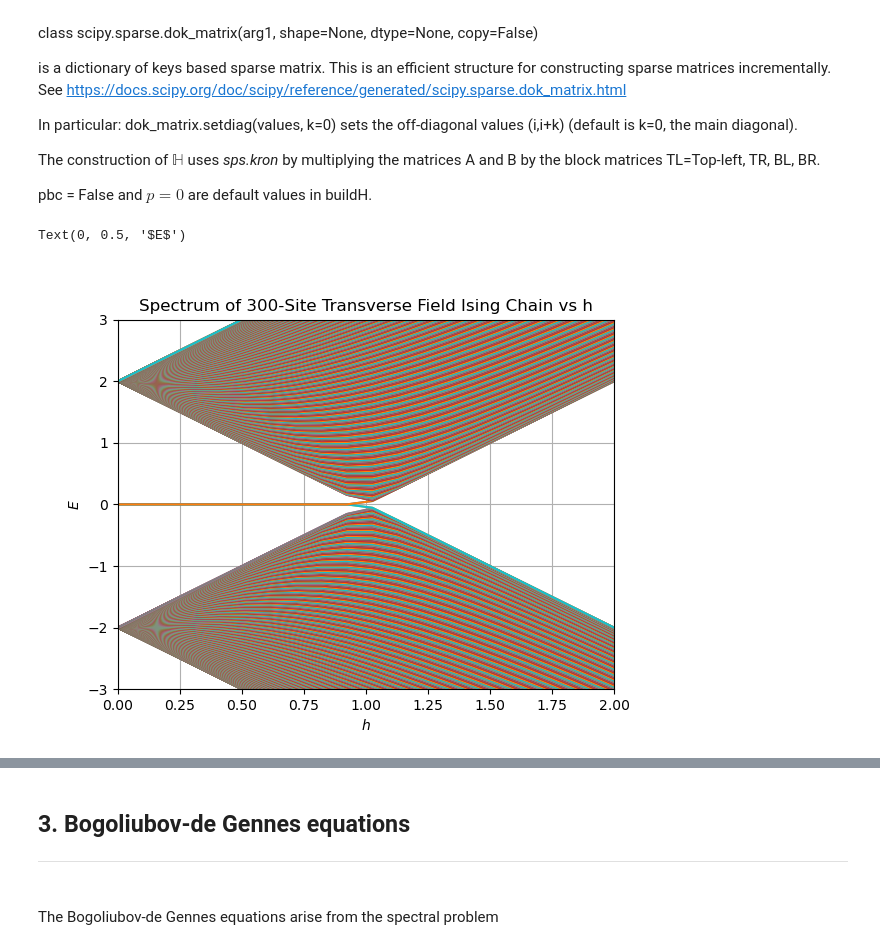
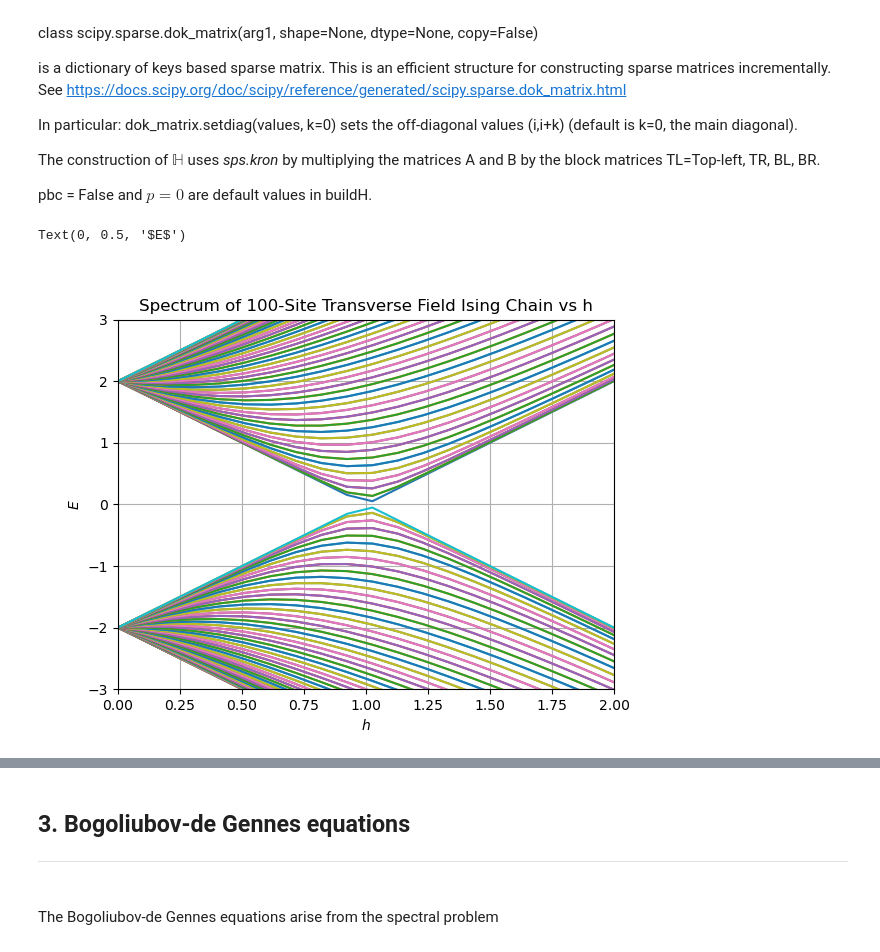
Before and after one commit to Skylines316/Quantum_Ising_Chain, a Jupyter notebook: Ising_GES_work_to_do.ipynb, the cells around one changed output, grey strips where cells are left out. Cells and saved outputs as stored; diff of their text form; code cells hidden in the pictures.

```diff
--- a/Ising_GES_work_to_do.ipynb
+++ b/Ising_GES_work_to_do.ipynb
@@ -128,35 +128,36 @@ def diagonalization(Hmat,eigvectors):
 # %%
 
 L=100
 Hs = np.r_[0:4:40j]
-ens = np.zeros((len(Hs), 4*L), dtype=float)
+ens = np.zeros((len(Hs), 2*L), dtype=float)
 eigv = np.zeros((len(Hs), 4*L , 1), dtype=float)
 
 
 for (i,h) in enumerate(Hs):
-  Hmat = Hamiltonian(h, L, PBC=False)
-  val = diagonalization(Hmat.toarray(),eigvectors = False)
+  Hmat = Hamiltonian(h, L, PBC=True)
+  H1,H2 = Hparities(Hmat.toarray())
+  val = diagonalization(H2,eigvectors = False)
   ens[i] = val*2
   # print(val.imag)
 
   # print("matrix",a.conj().T@Hmat.toarray()@a)
   # print("vals",ens[i])
 
 # We plot the spectrum.
 # Zoom as you wish, if your %matplotlib notebook magic is properly working (not in Colab, apparently)
 plt.figure()
 plt.plot(Hs, ens, '-')
 plt.title(r'Spectrum of '+str(L)+r'-Site Transverse Field Ising Chain vs h')
 plt.grid()
 plt.xlim((0,2))
 plt.ylim((-3,3))
 plt.xlabel(r'$h$')
 plt.ylabel(r'$E$')
 
 # Hmat.toarray()
 # %% [output]
 Text(0, 0.5, '$E$')
-[figure, old version]
+[figure, new version]
 # %% [markdown]
 ### Assignement: Plot of spectrum for a uniform Ising chain in different regimes of transverse field ###
 You should get something like:
```
Also changed, not shown: parts of 5 cells of this notebook, 2 other files.
